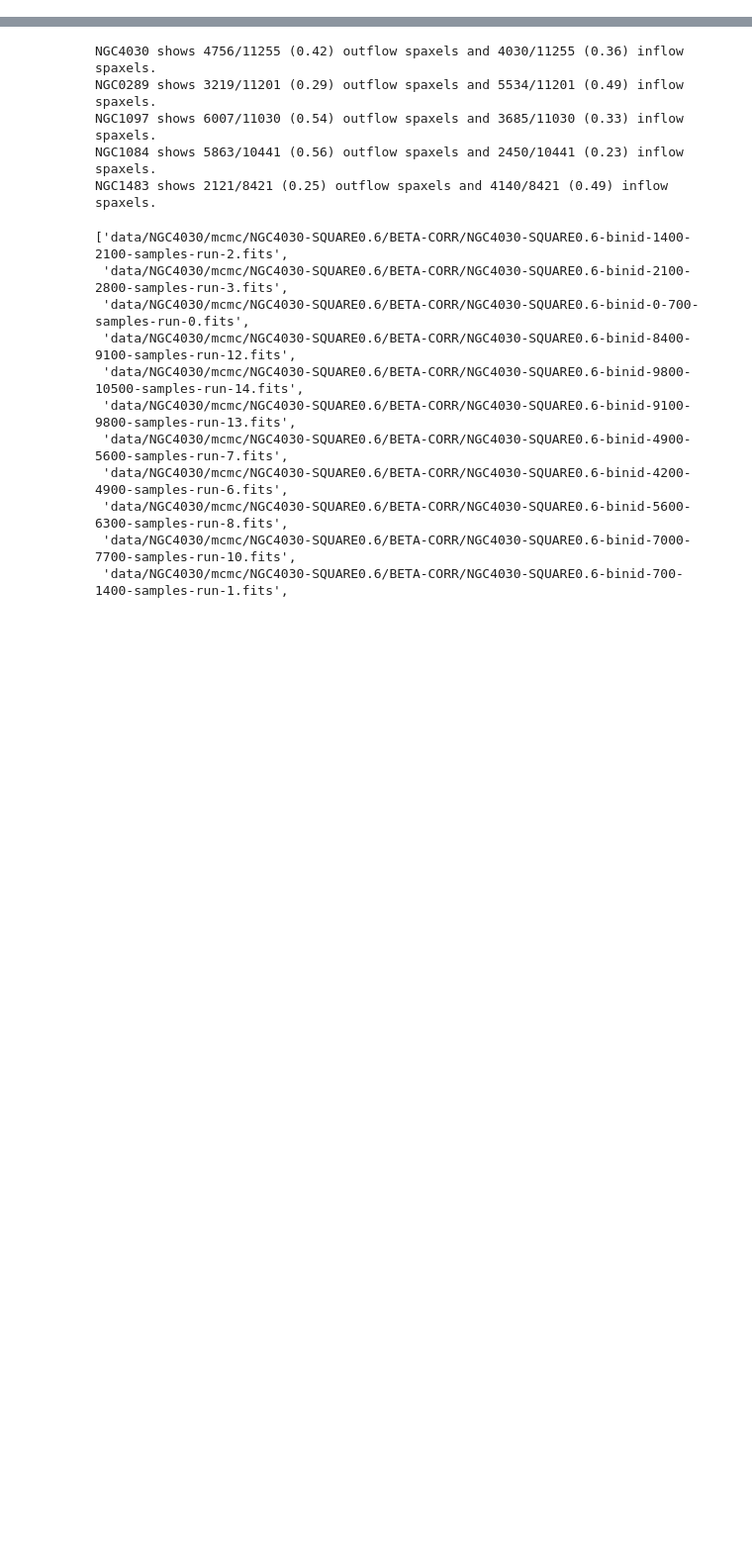
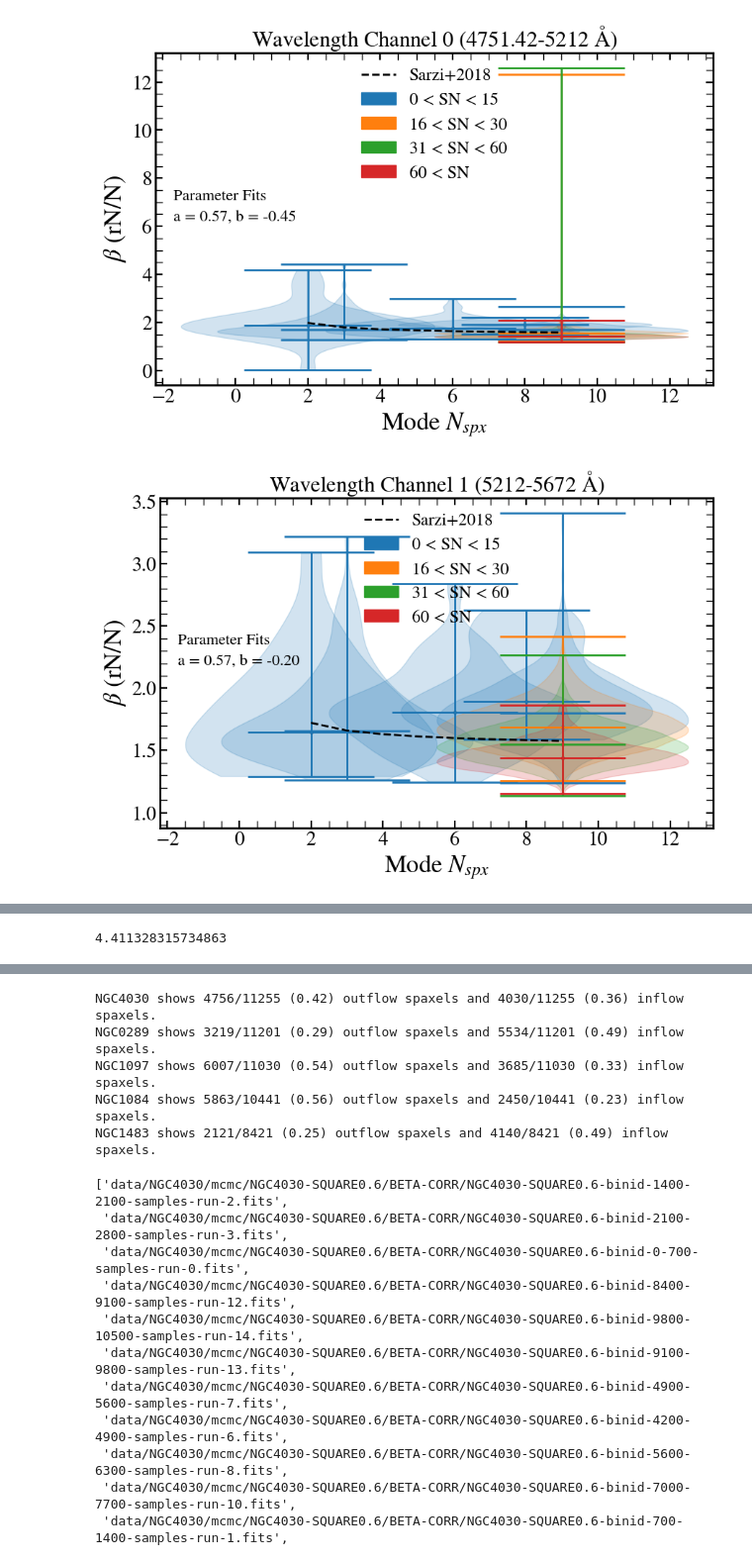
Before and after one commit to aj-pitts/NaI_analysis, a Jupyter notebook: Testing.ipynb, the cells around one changed output, grey strips where cells are left out. Shown at 99% size. Cells and saved outputs as stored; diff of their text form; code cells hidden in the pictures; blank space fills up the shorter version.

```diff
--- a/Testing.ipynb
+++ b/Testing.ipynb
@@ -1033,2 +1218,4 @@ class CubeData:
 # %%
-cube = CubeData(galname="NGC4030",bin_key="SQUARE0.6")
+cube = CubeData(galname="NGC0289",bin_key="SQUARE0.6")
+cube.get_beta()
+cube.create_beta_tables()
@@ -1034,0 +1277,3 @@ cube = CubeData(galname="NGC4030",bin_key="SQUARE0.6")
+# %%
+cube.mk_violin_plots(show_plots=True, save_plots=False)
+# %% [output]
@@ -1034,0 +1282,2 @@ cube = CubeData(galname="NGC4030",bin_key="SQUARE0.6")
+[figure, added]
+[figure, added]
@@ -1034,0 +1296,4 @@ cube = CubeData(galname="NGC4030",bin_key="SQUARE0.6")
+# %%
+np.max(betas[betas<1000000])
+# %% [output]
+4.411328315734863
```
Also changed, not shown: parts of 31 cells of this notebook, 14 other files.
